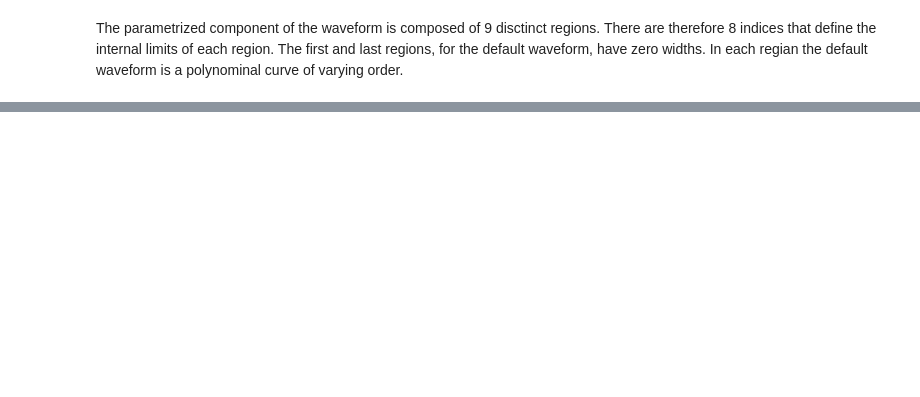
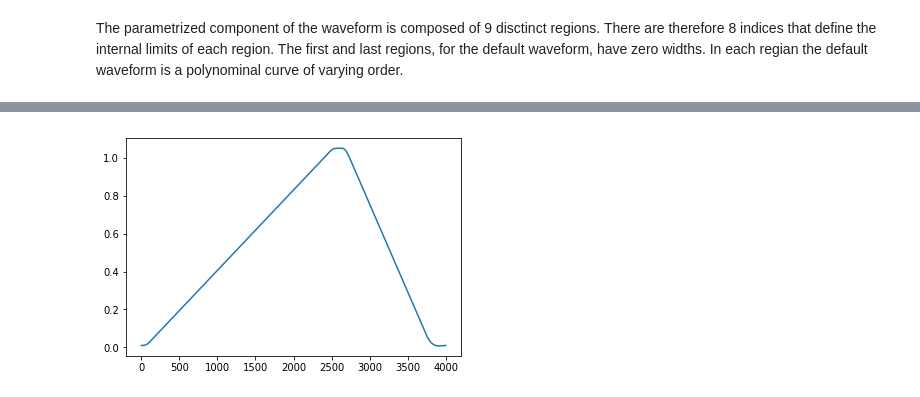
Before and after one commit to lnls-sirius/dev-packages, a Jupyter notebook: siriuspy/examples/ramp2.ipynb, the cells around one changed output, grey strips where cells are left out. Cells and saved outputs as stored; diff of their text form; code cells hidden in the pictures; blank space fills up the shorter version.

```diff
--- a/siriuspy/examples/ramp2.ipynb
+++ b/siriuspy/examples/ramp2.ipynb
@@ -118,0 +127,9 @@ i = 104; print(0.05 + (i -  160.0) * (1 - 0.05) / (2400 - 160))
+# %%
+w = Waveform()
+w.change_ramp_down(i6=w.i6-100)
+w2 = w.waveform
+
+plt.plot(w2)
+plt.show()
+# %% [output]
+[figure, added]
```
Also changed, not shown: parts of 18 cells of this notebook, 2 other files.
